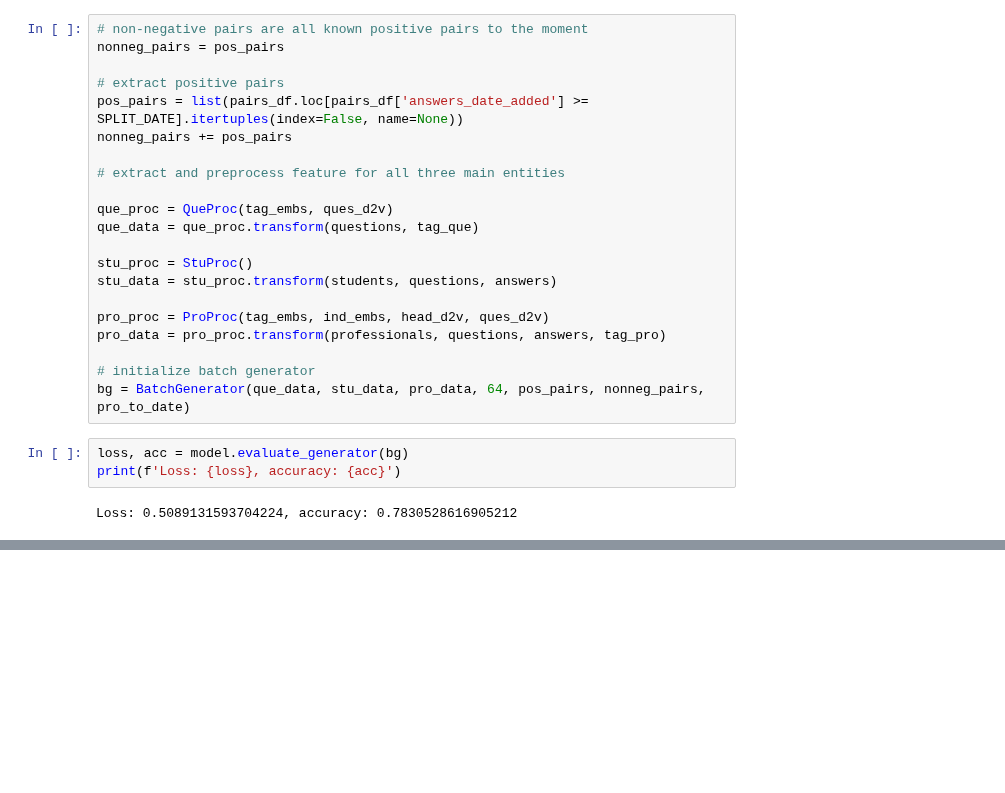
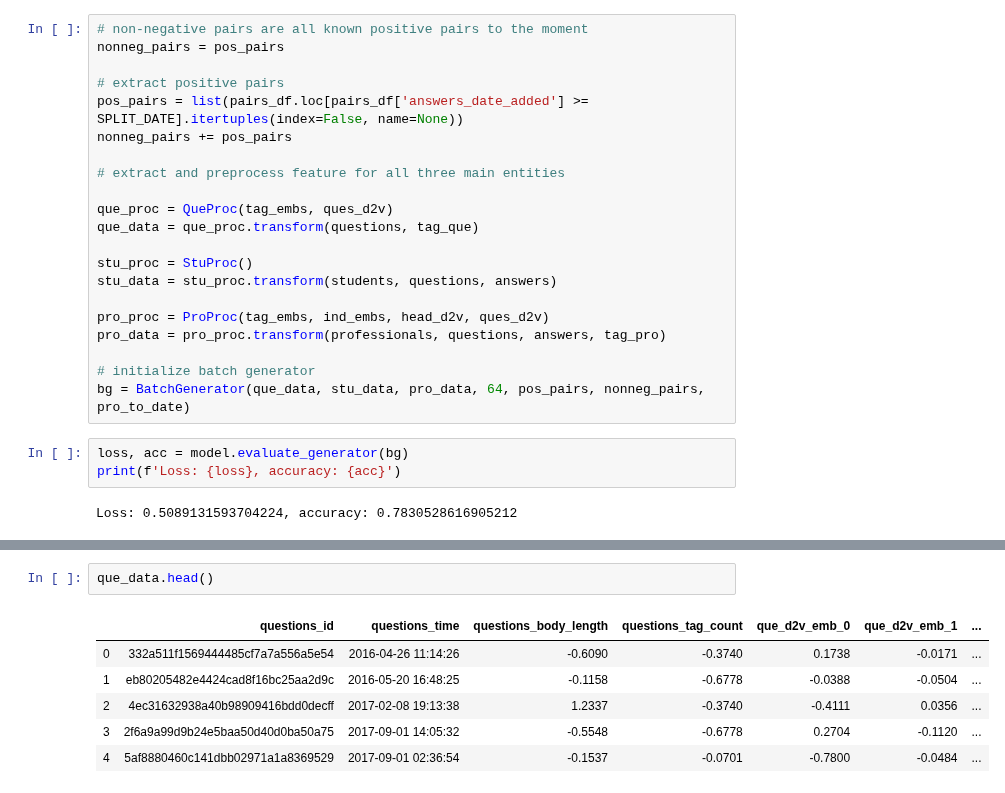
Before and after one commit to sbouslama/udacity_dataScientist_NANODegree, a Jupyter notebook: Recommendation/careerVillageEDA.ipynb, the cells around one changed output, grey strips where cells are left out. Saved outputs shown, nothing was run; the diff lists cells and outputs as text; blank space fills up the shorter version.

```diff
--- a/Recommendation/careerVillageEDA.ipynb
+++ b/Recommendation/careerVillageEDA.ipynb
@@ -1160,0 +1177,9 @@ Loss: 0.5089131593704224, accuracy: 0.7830528616905212
+# %%
+que_data.head()
+# %% [output]
+|  | questions_id | questions_time | questions_body_length | questions_tag_count | que_d2v_emb_0 | que_d2v_emb_1 | ... |
+| 0 | 332a511f1569444485cf7a7a556a5e54 | 2016-04-26 11:14:26 | -0.6090 | -0.3740 | 0.1738 | -0.0171 | ... |
+| 1 | eb80205482e4424cad8f16bc25aa2d9c | 2016-05-20 16:48:25 | -0.1158 | -0.6778 | -0.0388 | -0.0504 | ... |
+| 2 | 4ec31632938a40b98909416bdd0decff | 2017-02-08 19:13:38 | 1.2337 | -0.3740 | -0.4111 | 0.0356 | ... |
+| 3 | 2f6a9a99d9b24e5baa50d40d0ba50a75 | 2017-09-01 14:05:32 | -0.5548 | -0.6778 | 0.2704 | -0.1120 | ... |
+| 4 | 5af8880460c141dbb02971a1a8369529 | 2017-09-01 02:36:54 | -0.1537 | -0.0701 | -0.7800 | -0.0484 | ... |
```
Also changed, not shown: parts of 5 cells of this notebook.
